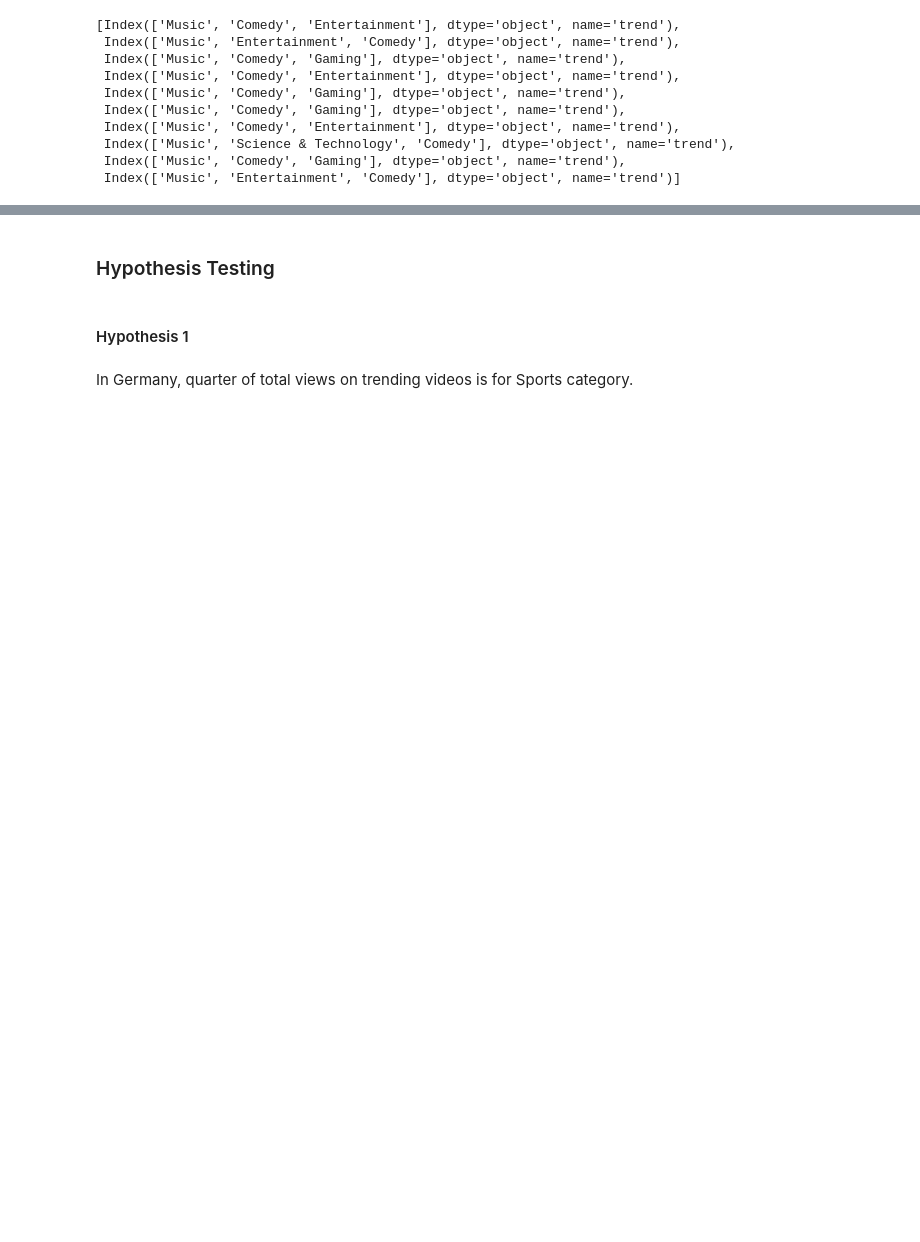
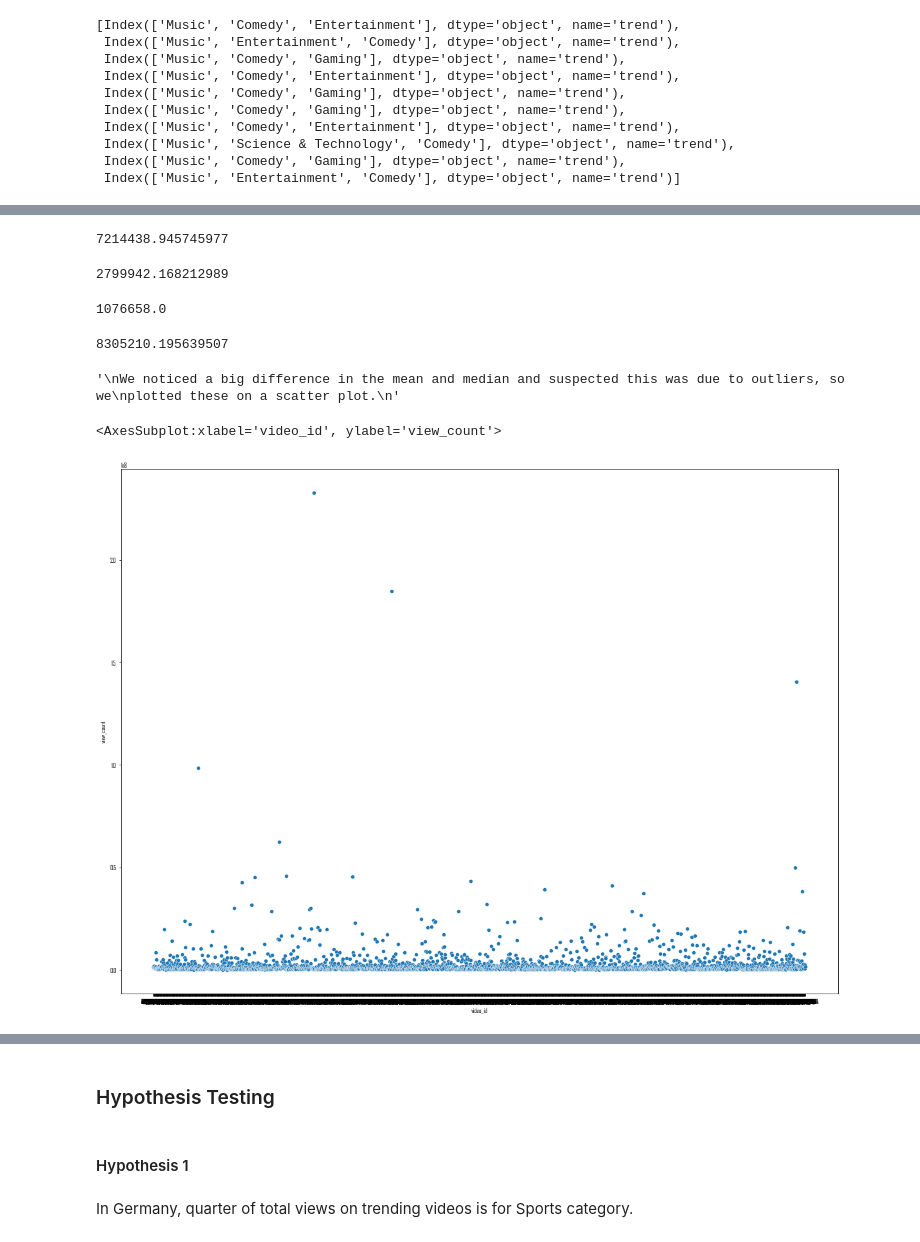
Before and after one commit to gorkemguneser/Youtube-Trending-Videos-Statistical-Analysis, a Jupyter notebook: code/gorkem.ipynb, the cells around one changed output, grey strips where cells are left out. Saved outputs shown, nothing was run; the diff lists cells and outputs as text; code cells hidden in the pictures; blank space fills up the shorter version.

```diff
--- a/code/gorkem.ipynb
+++ b/code/gorkem.ipynb
@@ -900,0 +866,28 @@ countries_view_count_ordered
+# %%
+data_gb_unique['view_count'].std()
+# %% [output]
+7214438.945745977
+# %%
+data_us_unique['view_count'].mean()
+# %% [output]
+2799942.168212989
+# %%
+data_us_unique['view_count'].median()
+# %% [output]
+1076658.0
+# %%
+data_us_unique['view_count'].std()
+# %% [output]
+8305210.195639507
+# %%
+"""
+We noticed a big difference in the mean and median and suspected this was due to outliers, so we
+plotted these on a scatter plot.
+"""
+# %% [output]
+'\nWe noticed a big difference in the mean and median and suspected this was due to outliers, so we\nplotted these on a scatter plot.\n'
+# %%
+sns.scatterplot(data = data_us_unique, x = 'video_id', y = 'view_count')
+# %% [output]
+<AxesSubplot:xlabel='video_id', ylabel='view_count'>
+[figure, added]
```
Also changed, not shown: parts of 48 cells of this notebook.
